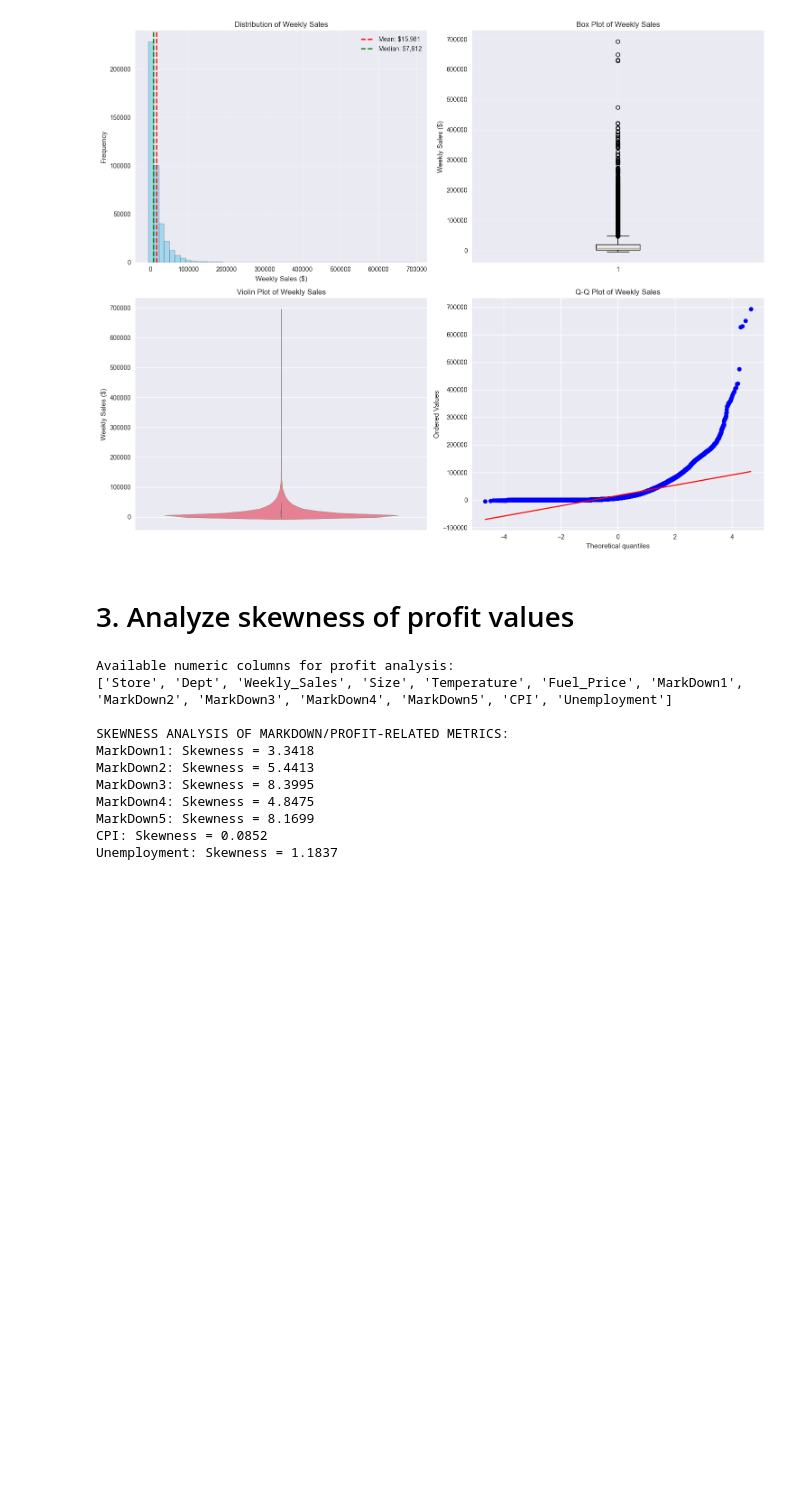
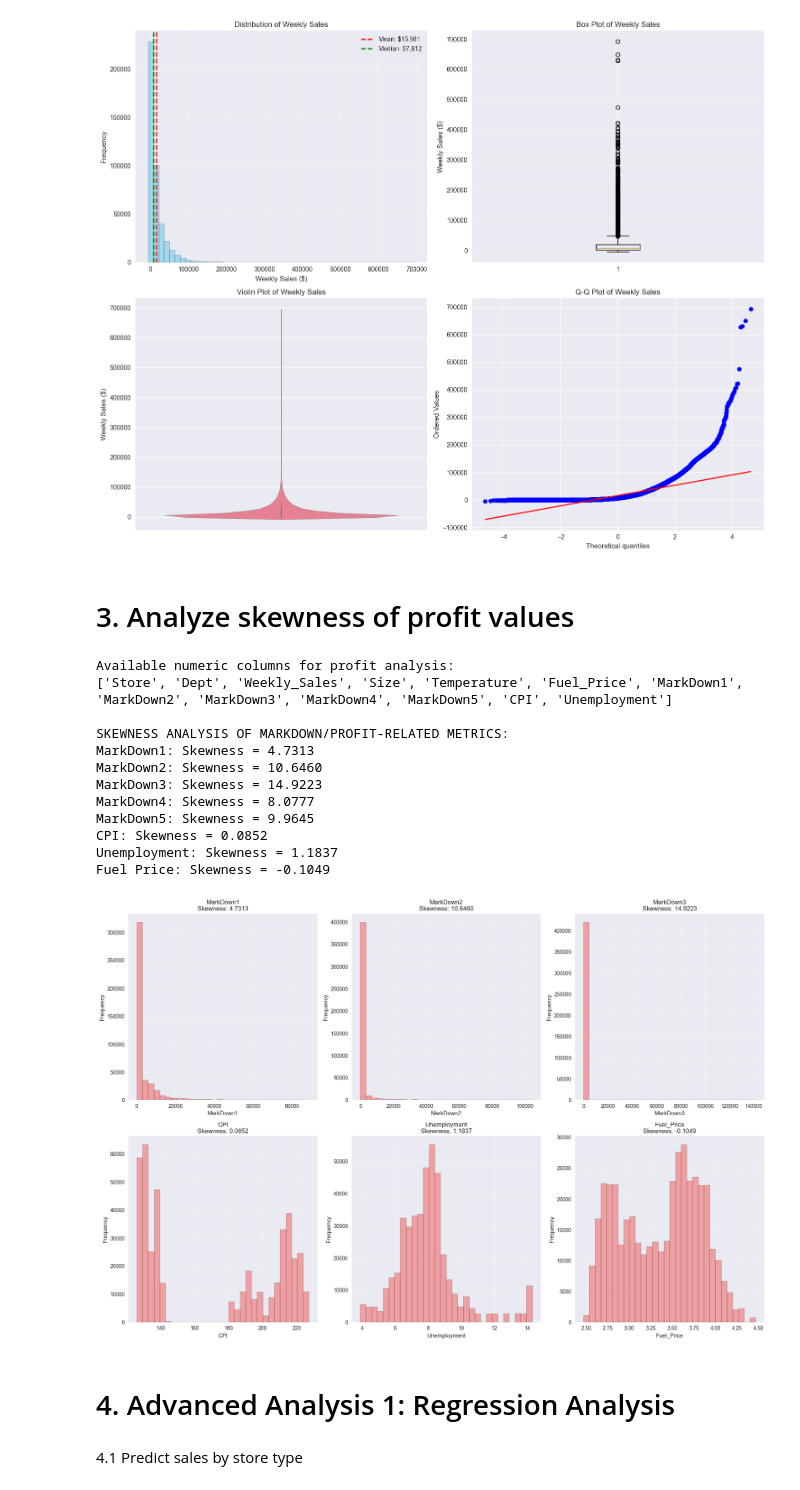
Before and after one commit to Mpitula/Retail-Sales-Forecasting-Statistical-Analysis, a Jupyter notebook: main.ipynb, the cells around one changed output. Cells and saved outputs as stored; diff of their text form; code cells hidden in the pictures; blank space fills up the shorter version.

```diff
--- a/main.ipynb
+++ b/main.ipynb
@@ -225,15 +506,49 @@ if 'CPI' in full_data.columns:
 if 'Unemployment' in full_data.columns:
     unemployment_skewness = full_data['Unemployment'].skew()
     print(f"Unemployment: Skewness = {unemployment_skewness:.4f}")
+
+# Analyze fuel prices as they impact operational costs
+if 'Fuel_Price' in full_data.columns:
+    fuel_skewness = full_data['Fuel_Price'].skew()
+    print(f"Fuel Price: Skewness = {fuel_skewness:.4f}")
 # %% [output]
 Available numeric columns for profit analysis:
 ['Store', 'Dept', 'Weekly_Sales', 'Size', 'Temperature', 'Fuel_Price', 'MarkDown1', 'MarkDown2', 'MarkDown3', 'MarkDown4', 'MarkDown5', 'CPI', 'Unemployment']
 
 SKEWNESS ANALYSIS OF MARKDOWN/PROFIT-RELATED METRICS:
-MarkDown1: Skewness = 3.3418
-MarkDown2: Skewness = 5.4413
-MarkDown3: Skewness = 8.3995
-MarkDown4: Skewness = 4.8475
-MarkDown5: Skewness = 8.1699
+MarkDown1: Skewness = 4.7313
+MarkDown2: Skewness = 10.6460
+MarkDown3: Skewness = 14.9223
+MarkDown4: Skewness = 8.0777
+MarkDown5: Skewness = 9.9645
 CPI: Skewness = 0.0852
 Unemployment: Skewness = 1.1837
+Fuel Price: Skewness = -0.1049
+# %%
+# Visualize skewness of key financial metrics
+fig, axes = plt.subplots(2, 3, figsize=(18, 12))
+financial_metrics = ['MarkDown1', 'MarkDown2', 'MarkDown3', 'CPI', 'Unemployment', 'Fuel_Price']
+
+for i, metric in enumerate(financial_metrics):
+    if metric in full_data.columns:
+        row = i // 3
+        col = i % 3
+
+        # Remove NaN values for plotting
+        data = full_data[metric].dropna()
+
+        # Histogram
+        axes[row, col].hist(data, bins=30, alpha=0.7, color='lightcoral', edgecolor='black')
+        axes[row, col].set_xlabel(metric)
+        axes[row, col].set_ylabel('Frequency')
+        axes[row, col].set_title(f'{metric}\nSkewness: {data.skew():.4f}')
+        axes[row, col].grid(True, alpha=0.3)
+
+plt.tight_layout()
+plt.show()
+# %% [output]
+[figure, added]
+# %% [markdown]
+# 4. Advanced Analysis 1: Regression Analysis
+# %% [markdown]
+4.1 Predict sales by store type
```
Also changed, not shown: parts of 18 cells of this notebook.
